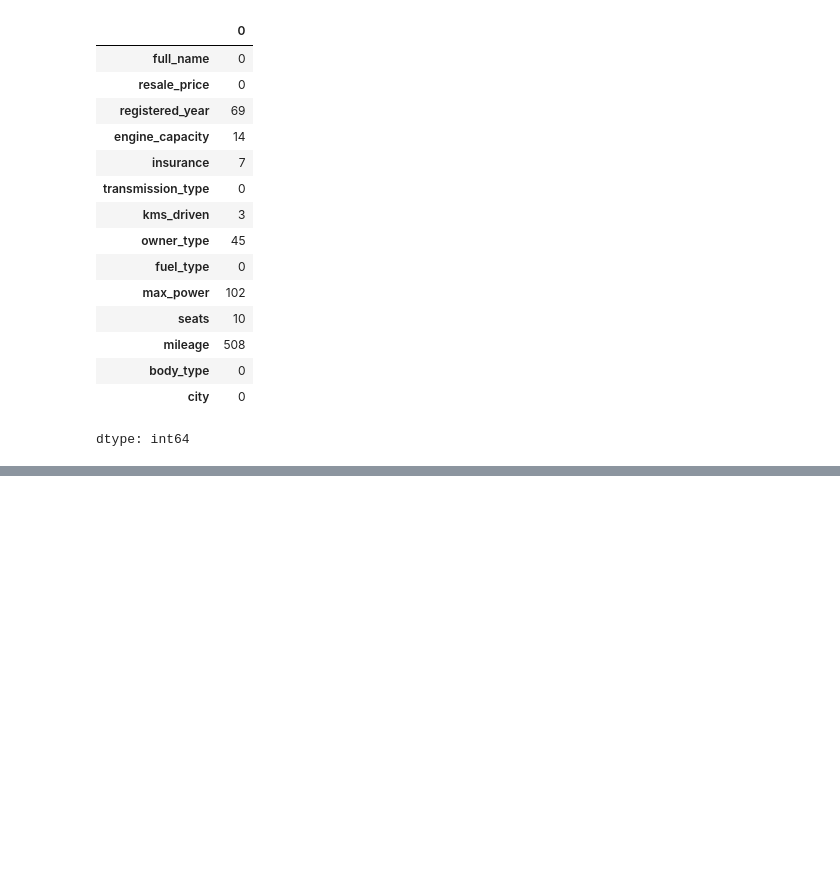
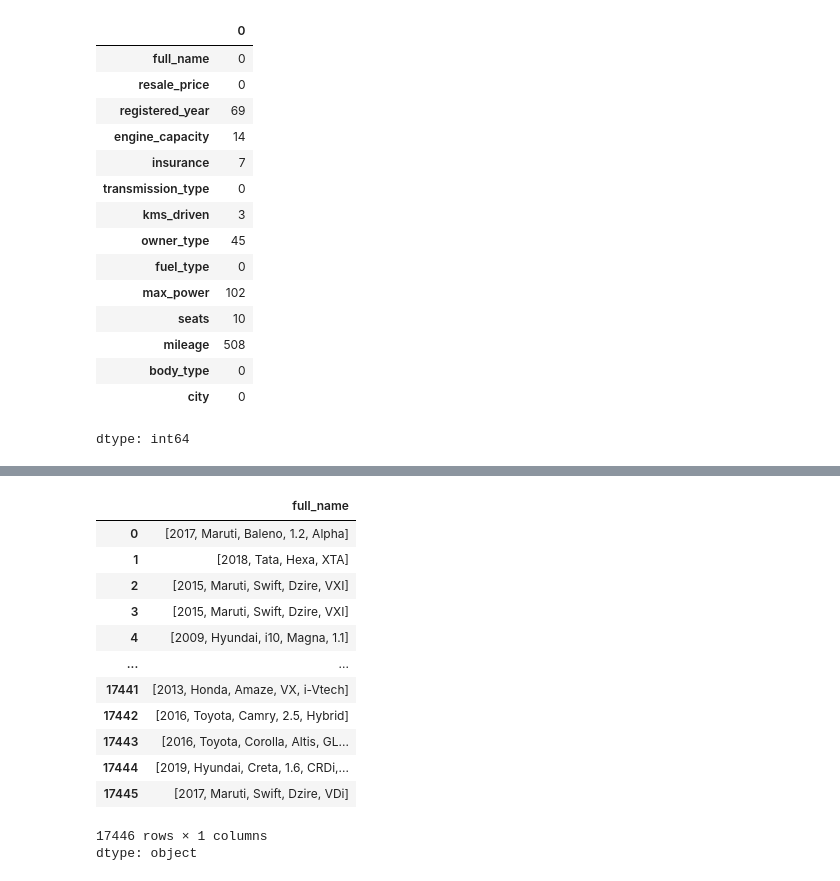
Before and after one commit to Infant-Joshva/Data-Science-learning-path, a Jupyter notebook: Practice Colab.ipynb, the cells around one changed output, grey strips where cells are left out. Drawn from its saved outputs; the diff is of its cells as text; code cells hidden in the pictures; blank space fills up the shorter version.

```diff
--- a/Practice Colab.ipynb
+++ b/Practice Colab.ipynb
@@ -4538,0 +4574,17 @@ dtype: int64
+# %%
+car_df['full_name'].str.split(' ')
+# %% [output]
+|  | full_name |
+| 0 | [2017, Maruti, Baleno, 1.2, Alpha] |
+| 1 | [2018, Tata, Hexa, XTA] |
+| 2 | [2015, Maruti, Swift, Dzire, VXI] |
+| 3 | [2015, Maruti, Swift, Dzire, VXI] |
+| 4 | [2009, Hyundai, i10, Magna, 1.1] |
+| ... | ... |
+| 17441 | [2013, Honda, Amaze, VX, i-Vtech] |
+| 17442 | [2016, Toyota, Camry, 2.5, Hybrid] |
+| 17443 | [2016, Toyota, Corolla, Altis, GL... |
+| 17444 | [2019, Hyundai, Creta, 1.6, CRDi,... |
+| 17445 | [2017, Maruti, Swift, Dzire, VDi] |
+17446 rows × 1 columns
+dtype: object
```
Also changed, not shown: parts of 22 cells of this notebook.
